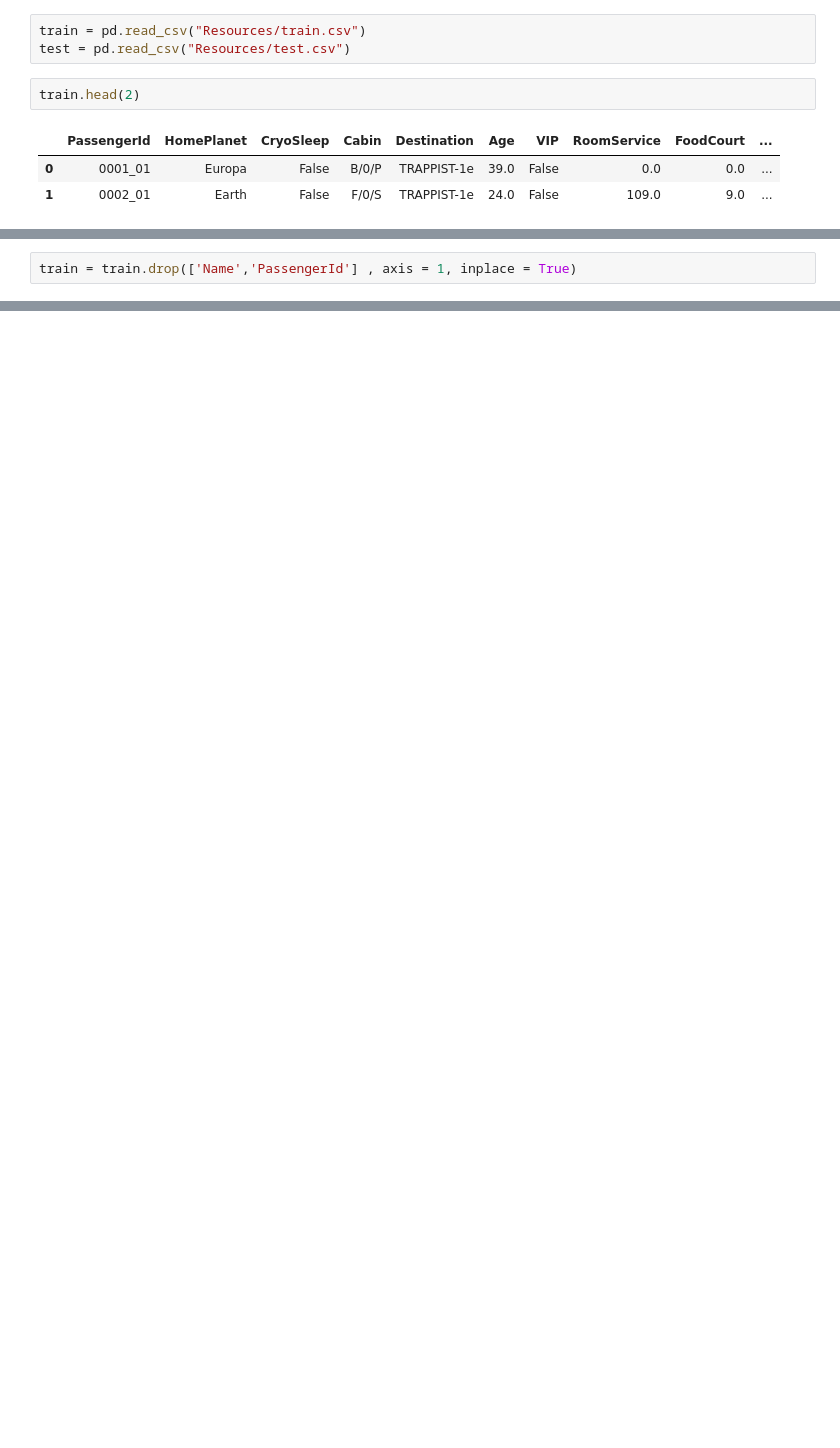
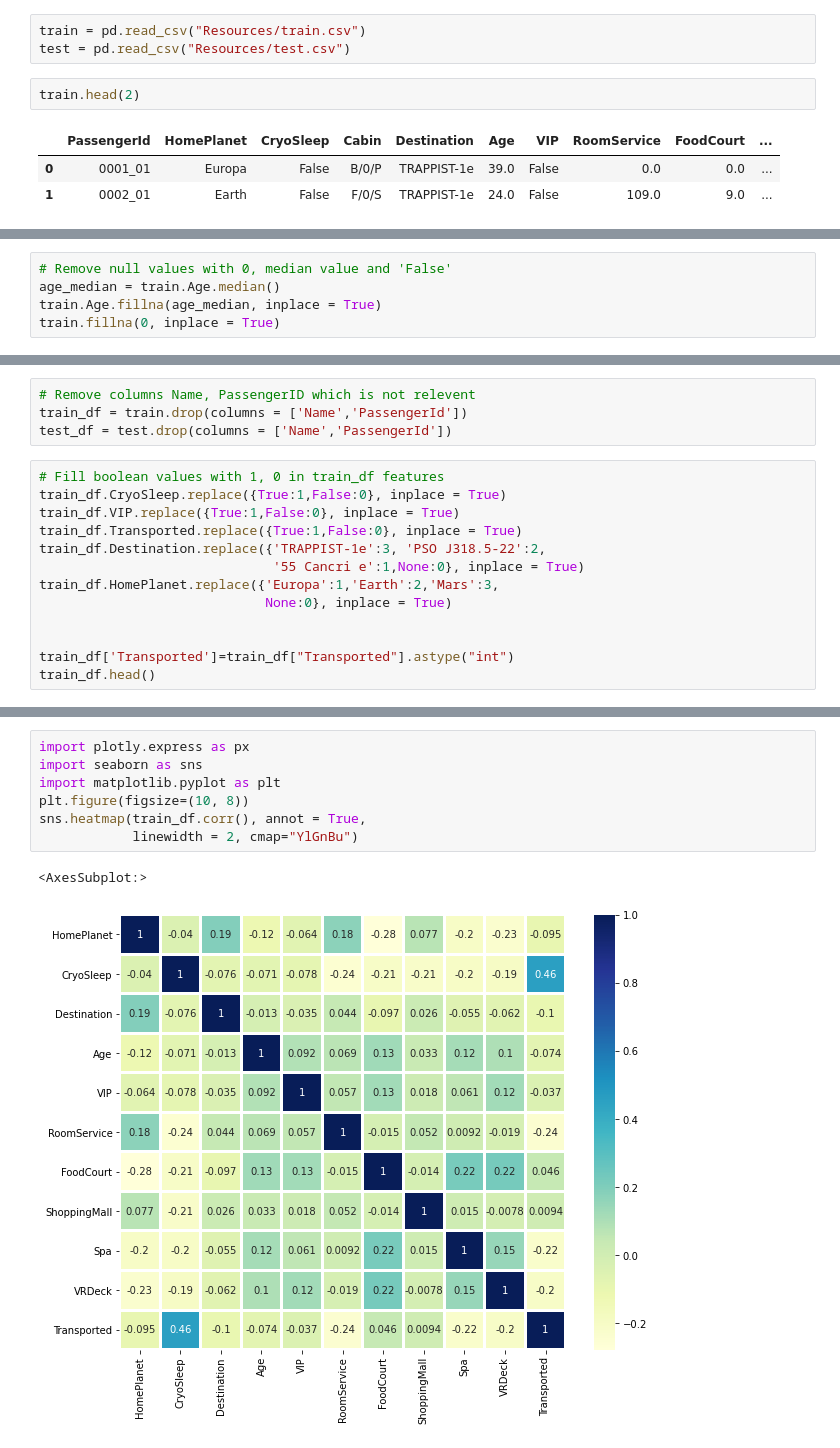
Before and after one commit to SoniMohandas/spaceship-titanic, a Jupyter notebook: spaceship.ipynb, the cells around one changed output, grey strips where cells are left out. Drawn from its saved outputs; the diff is of its cells as text; blank space fills up the shorter version.

```diff
--- a/spaceship.ipynb
+++ b/spaceship.ipynb
@@ -59,2 +75,0 @@ dtype: int64
-# %%
-train = train.drop(['Name','PassengerId'] , axis = 1, inplace = True)
@@ -64,0 +113,5 @@ train
+# %%
+# Remove null values with 0, median value and 'False'
+age_median = train.Age.median()
+train.Age.fillna(age_median, inplace = True)
+train.fillna(0, inplace = True)
@@ -64,0 +122,17 @@ train
+# %%
+# Remove columns Name, PassengerID which is not relevent
+train_df = train.drop(columns = ['Name','PassengerId'])
+test_df = test.drop(columns = ['Name','PassengerId'])
+# %%
+# Fill boolean values with 1, 0 in train_df features
+train_df.CryoSleep.replace({True:1,False:0}, inplace = True)
+train_df.VIP.replace({True:1,False:0}, inplace = True)
+train_df.Transported.replace({True:1,False:0}, inplace = True)
+train_df.Destination.replace({'TRAPPIST-1e':3, 'PSO J318.5-22':2,
+                              '55 Cancri e':1,None:0}, inplace = True)
+train_df.HomePlanet.replace({'Europa':1,'Earth':2,'Mars':3,
+                             None:0}, inplace = True)
+
+
+train_df['Transported']=train_df["Transported"].astype("int")
+train_df.head()
@@ -64,0 +162,10 @@ train
+# %%
+import plotly.express as px
+import seaborn as sns
+import matplotlib.pyplot as plt
+plt.figure(figsize=(10, 8))
+sns.heatmap(train_df.corr(), annot = True,
+            linewidth = 2, cmap="YlGnBu")
+# %% [output]
+<AxesSubplot:>
+[figure, added]
```
Also changed, not shown: parts of 35 cells of this notebook.
